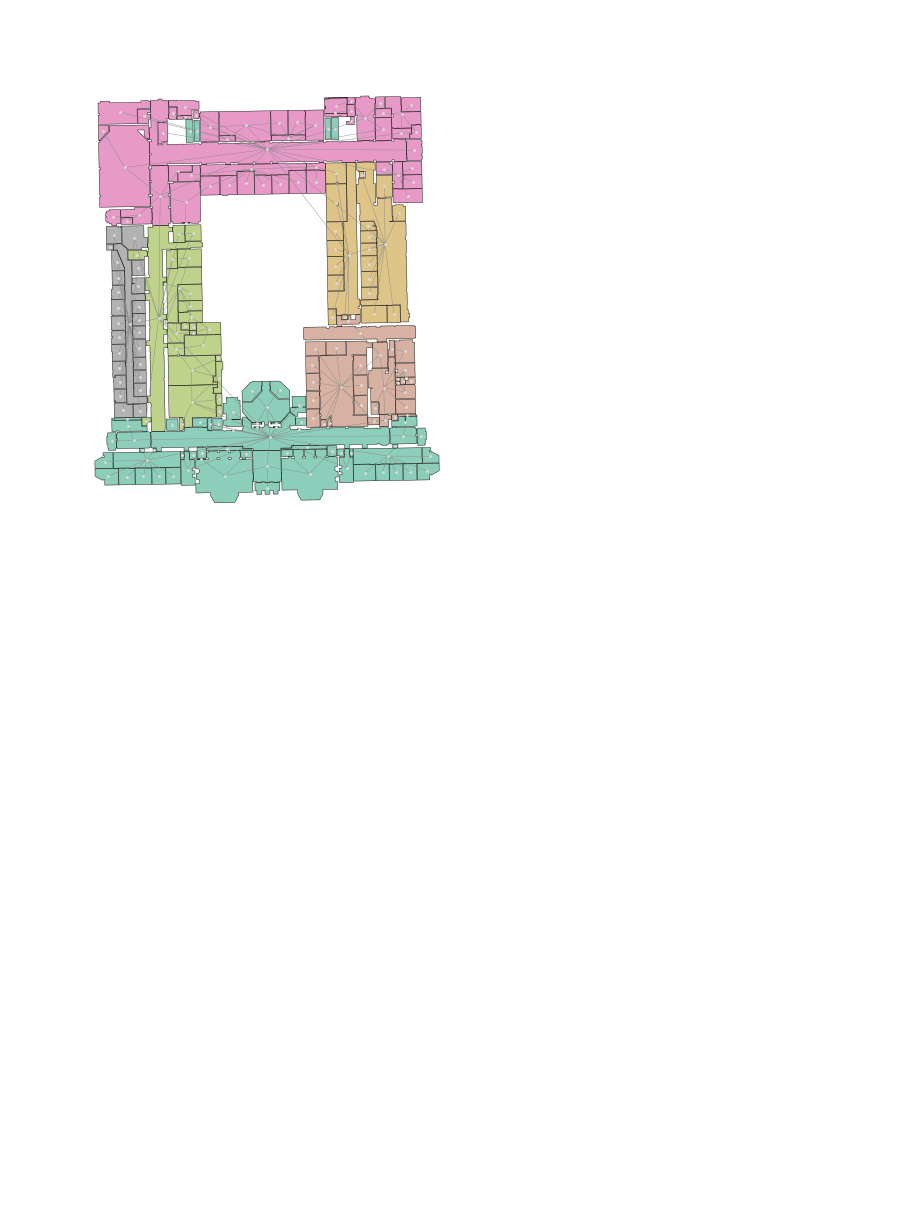
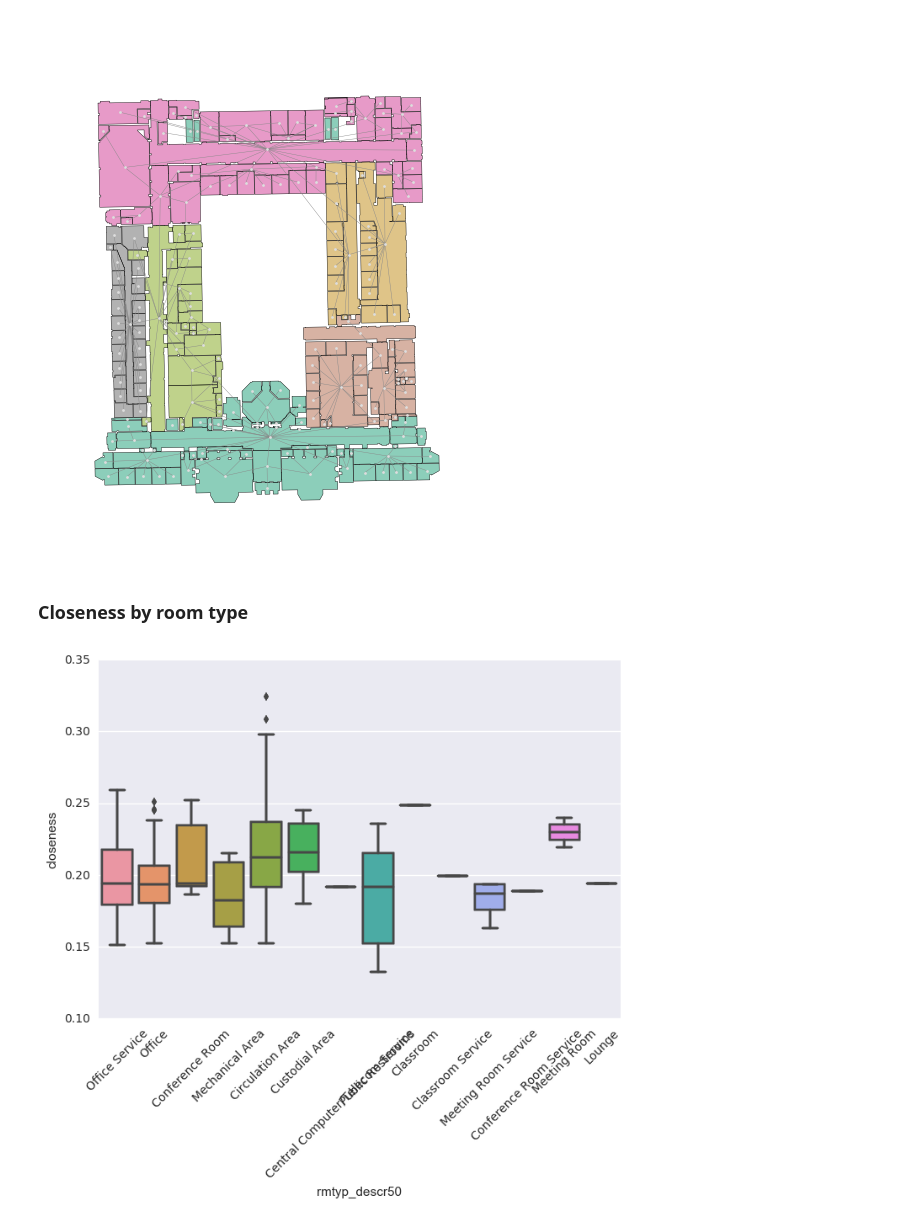
Before and after one commit to yonghah/geopandas-for-architecture, a Jupyter notebook: Floorplan Analysis with Geopandas and NetworkX.ipynb, the cells around one changed output. Cells and saved outputs as stored; diff of their text form; code cells hidden in the pictures; blank space fills up the shorter version.

```diff
--- a/Floorplan Analysis with Geopandas and NetworkX.ipynb
+++ b/Floorplan Analysis with Geopandas and NetworkX.ipynb
@@ -147,5 +185,0 @@ plt.show()
-# %%
-sns.set(color_codes=True)
-btw = rooms["betweenness"][rooms["betweenness"].notnull()]
-sns.distplot(btw, kde=False, rug=True);
-sns.plt.show()
@@ -182,3 +214,11 @@ ax.set_aspect('equal')
 plt.show()
 # %% [output]
 [figure]
+# %% [markdown]
+### Closeness by room type
+# %%
+ax = sns.boxplot(x="rmtyp_descr50", y="closeness", data=rooms)
+plt.xticks(rotation=45)
+sns.plt.show()
+# %% [output]
+[figure, added]
```
Also changed, not shown: parts of 16 cells of this notebook, 3 other files.
